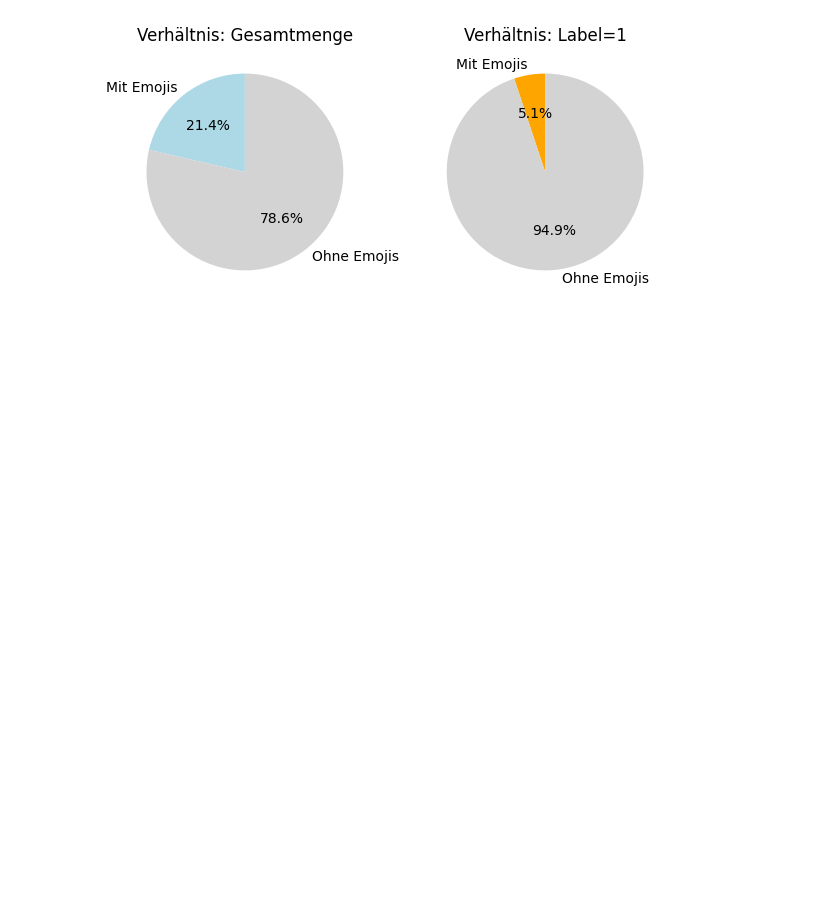
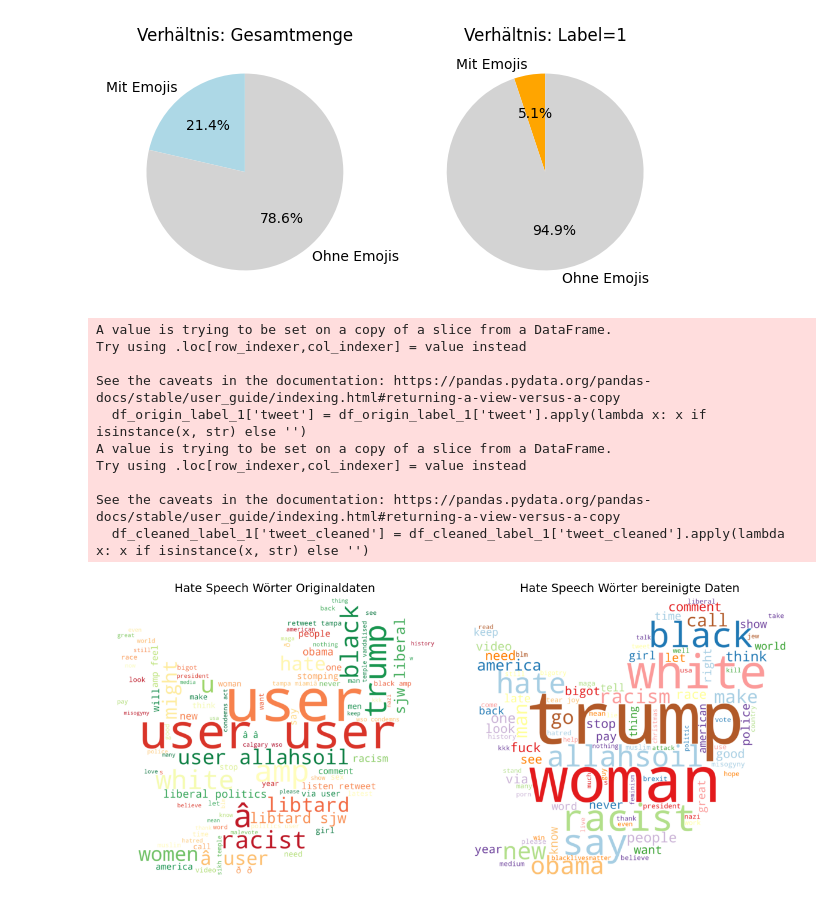
Before and after one commit to netGed/WebScience24, a Jupyter notebook: src/1. Explorative Analysis & Preprocessing/nasiba/notebooks/1_2_explore_data.ipynb, the cells around one changed output. Drawn from its saved outputs; the diff is of its cells as text; code cells hidden in the pictures; blank space fills up the shorter version.

```diff
--- a/src/1. Explorative Analysis & Preprocessing/nasiba/notebooks/1_2_explore_data.ipynb
+++ b/src/1. Explorative Analysis & Preprocessing/nasiba/notebooks/1_2_explore_data.ipynb
@@ -530,3 +530,57 @@ plt.tight_layout()
 plt.show()
 # %% [output]
 [figure]
+# %%
+from wordcloud import WordCloud
+import matplotlib.pyplot as plt
+import numpy as np
+from PIL import Image
+
+# WordCloud-Maske laden
+wordcloud_mask = np.array(Image.open("twitter.png"))
+
+# Filterung der Daten
+df_origin_label_1 = df_origin[df_origin['label'] == 1]
+df_cleaned_label_1 = df_cleaned[df_cleaned['label'] == 1]
+
+# Verarbeitung der Texte
+df_origin_label_1['tweet'] = df_origin_label_1['tweet'].apply(lambda x: x if isinstance(x, str) else '')
+df_cleaned_label_1['tweet_cleaned'] = df_cleaned_label_1['tweet_cleaned'].apply(lambda x: x if isinstance(x, str) else '')
+
+dataset_1_text = " ".join(df_origin_label_1["tweet"].tolist())
+dataset_2_text = " ".join(df_cleaned_label_1["tweet_cleaned"].tolist())
+
+# Erstellung der WordClouds
+plt.figure(figsize=(12, 6))
+
+# Subplot 1: Originaldaten
+plt.subplot(1, 2, 1)
+wordcloud = WordCloud(stopwords=None, width=800, height=480, max_words=100, mask=wordcloud_mask, colormap='RdYlGn', background_color='white')
+wordcloud.generate(dataset_1_text)
+plt.imshow(wordcloud, interpolation="bilinear")
+plt.axis("off")
+plt.title("Hate Speech Wörter Originaldaten", fontsize=14)
+
+# Subplot 2: Bereinigte Daten
+plt.subplot(1, 2, 2)
+wordcloud = WordCloud(stopwords=None, width=800, height=480, max_words=100, mask=wordcloud_mask, colormap='Paired', background_color='white')
+wordcloud.generate(dataset_2_text)
+plt.imshow(wordcloud, interpolation="bilinear")
+plt.axis("off")
+plt.title("Hate Speech Wörter bereinigte Daten", fontsize=14)
+
+# Layout-Anpassung und Anzeige
+plt.tight_layout()
+plt.show()
+# %% [output]
+A value is trying to be set on a copy of a slice from a DataFrame.
+Try using .loc[row_indexer,col_indexer] = value instead
+
+See the caveats in the documentation: https://pandas.pydata.org/pandas-docs/stable/user_guide/indexing.html#returning-a-view-versus-a-copy
+  df_origin_label_1['tweet'] = df_origin_label_1['tweet'].apply(lambda x: x if isinstance(x, str) else '')
+A value is trying to be set on a copy of a slice from a DataFrame.
+Try using .loc[row_indexer,col_indexer] = value instead
+
+See the caveats in the documentation: https://pandas.pydata.org/pandas-docs/stable/user_guide/indexing.html#returning-a-view-versus-a-copy
+  df_cleaned_label_1['tweet_cleaned'] = df_cleaned_label_1['tweet_cleaned'].apply(lambda x: x if isinstance(x, str) else '')
+[figure, added]
```
Also changed, not shown: parts of 2 cells of this notebook, 4 other files.
